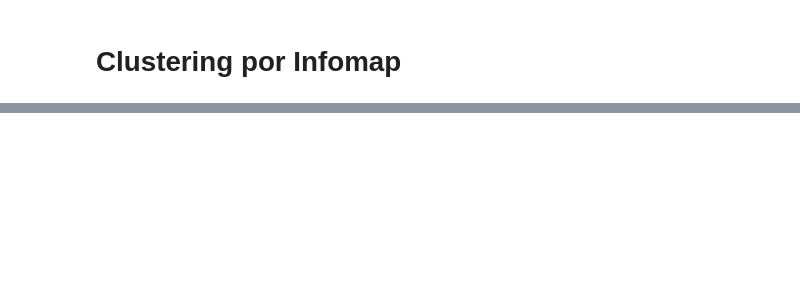
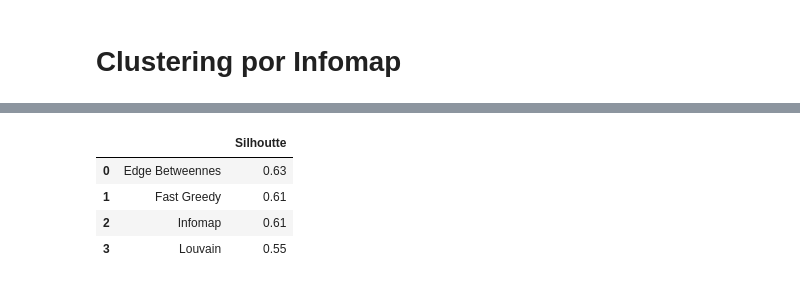
Before and after one commit to ignaciosticco/tc03, a Jupyter notebook: tc3.ipynb, the cells around one changed output, grey strips where cells are left out. Drawn from its saved outputs; the diff is of its cells as text; code cells hidden in the pictures; blank space fills up the shorter version.

```diff
--- a/tc3.ipynb
+++ b/tc3.ipynb
@@ -151,0 +214,19 @@ draw_partitions(partition_infomap)
+# %%
+Silhouette_Coefficient_edge_betweennes = np.max(Silhouette_Coefficient(G,partition_edge_betweennes))
+# %%
+Silhouette_Coefficient_fast_greedy = np.max(Silhouette_Coefficient(G,partition_fast_greedy))
+# %%
+Silhouette_Coefficient_infomap = np.max(Silhouette_Coefficient(G,partition_infomap))
+# %%
+Silhouette_Coefficient_louvain = np.max(Silhouette_Coefficient(G,partition_louvain))
+# %%
+data = pd.DataFrame({" ":["Edge Betweennes",'Fast Greedy','Infomap','Louvain'],
+                     "Silhoutte":[round(Silhouette_Coefficient_edge_betweennes,2),round(Silhouette_Coefficient_fast_greedy,2),round(Silhouette_Coefficient_infomap,2),round(Silhouette_Coefficient_louvain,2)],
+                     })
+data
+# %% [output]
+|  |  | Silhoutte |
+| 0 | Edge Betweennes | 0.63 |
+| 1 | Fast Greedy | 0.61 |
+| 2 | Infomap | 0.61 |
+| 3 | Louvain | 0.55 |
```
Also changed, not shown: parts of 10 cells of this notebook.
